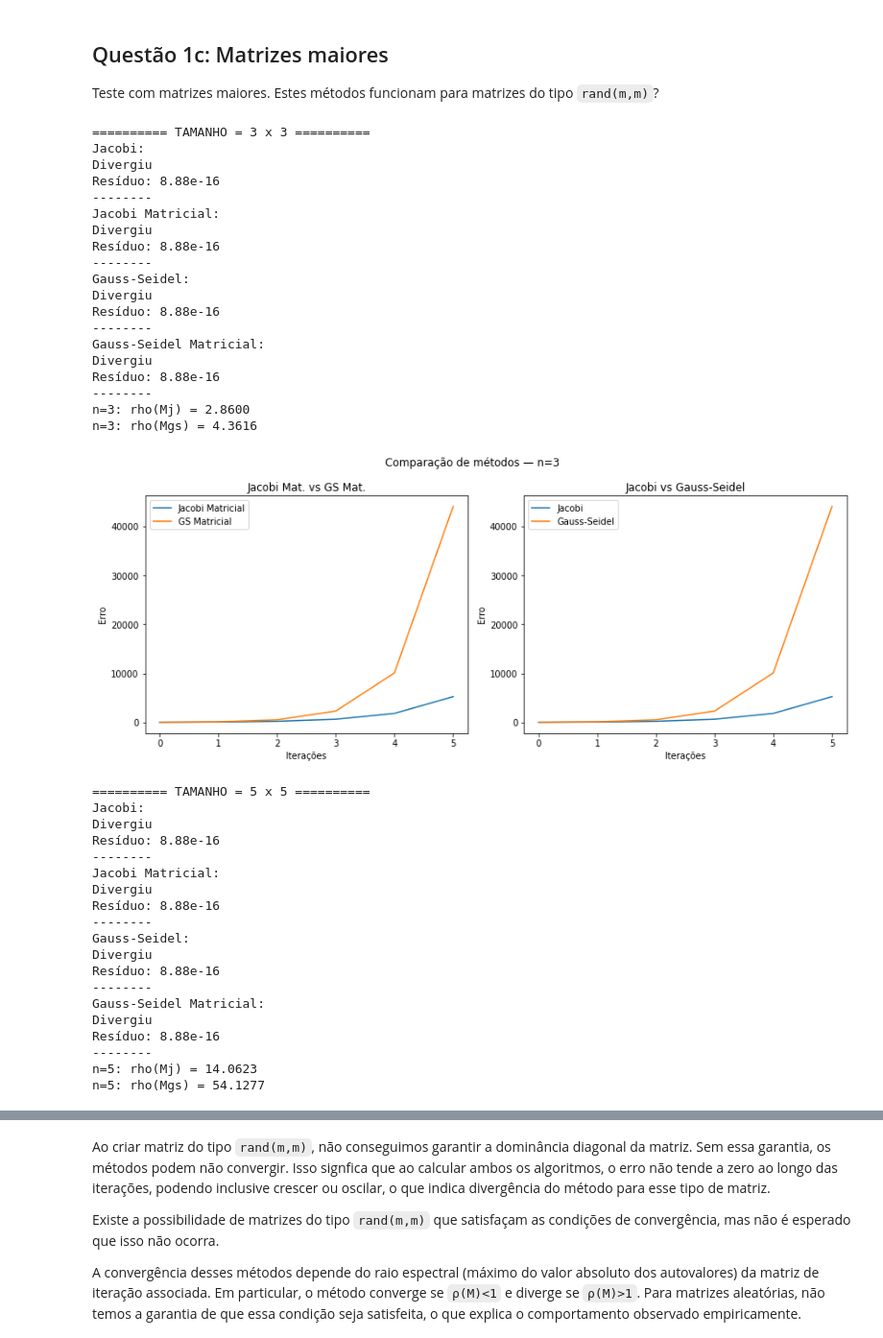
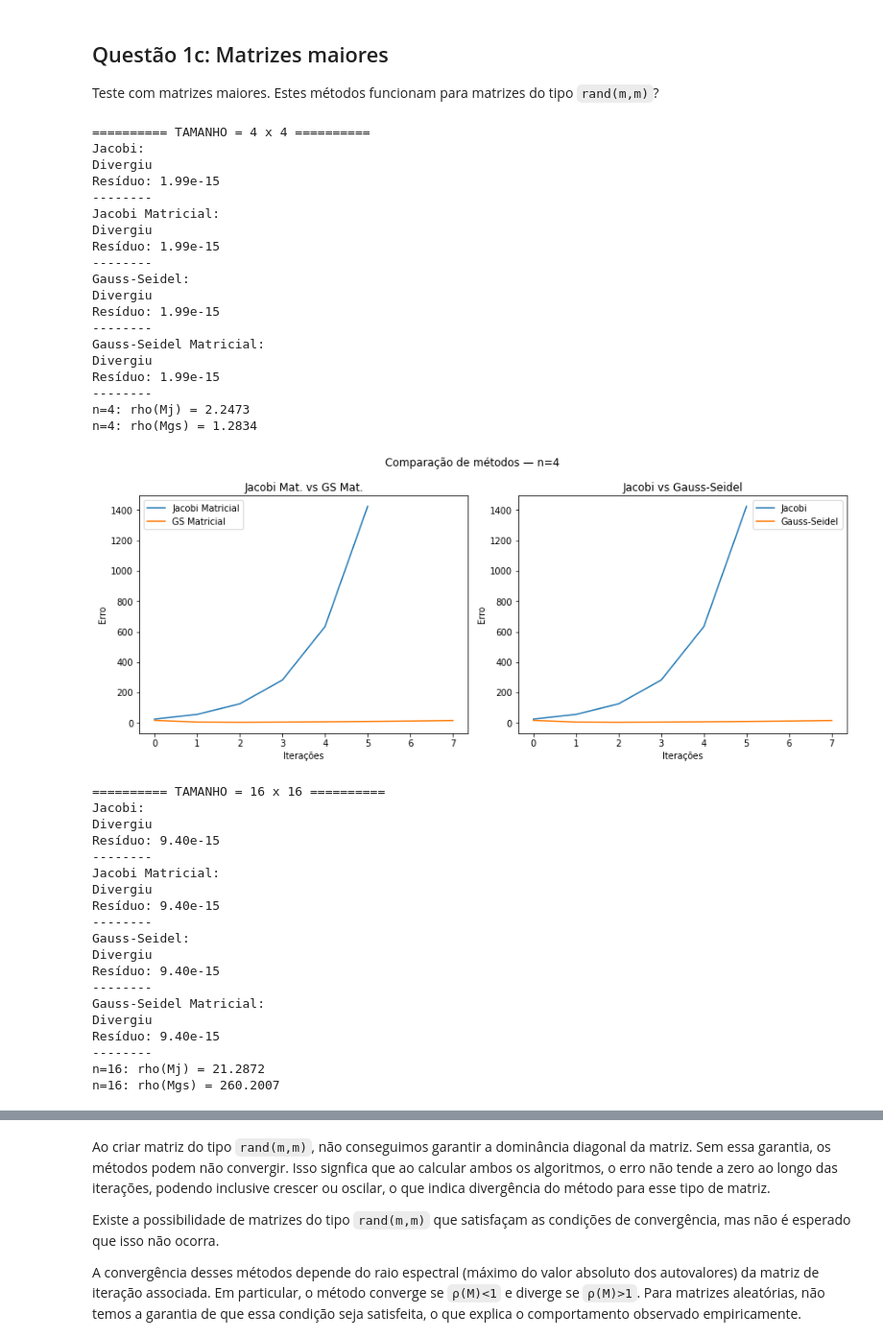
Before and after one commit to aliicerabello/fgv-aln-projeto2, a Jupyter notebook: Projeto2.ipynb, the cells around one changed output, grey strips where cells are left out. Shown at 96% size. Cells and saved outputs as stored; diff of their text form; code cells hidden in the pictures.

```diff
--- a/Projeto2.ipynb
+++ b/Projeto2.ipynb
@@ -11,10 +15,6 @@ Implemente os métodos de Jacobi e Gauss-Seidel para resolver o sistema linear $
 # %%
 
-import numpy as np
-import random
-
-
-def jacobi(A, b, x, e: float, max_iter=1000, verbose=True) -> np.ndarray:
+def jacobi(A, b, e: float, max_iter=1000, verbose=True) -> np.ndarray:
 
     A = np.array(A)
     b = np.array(b)
@@ -53,13 +53,13 @@ def jacobi(A, b, x, e: float, max_iter=1000, verbose=True) -> np.ndarray:
         if not divergiu:
             if verbose: print(f"Não convergiu dentro de {max_iter} iterações")
 
-    residuo = np.linalg.norm(A @ x - b)
+    residuo = np.linalg.norm(A @ x_new - b)
     if verbose: print(f"Resíduo: {residuo:.2e}")
 
     return erros
 
 
-def jacobi_matricial(A, b, x, e: float, max_iter=1000, verbose=True):
+def jacobi_matricial(A, b, e: float, max_iter=1000, verbose=True):
 
     A = np.array(A)
     b = np.array(b)
@@ -104,13 +104,13 @@ def jacobi_matricial(A, b, x, e: float, max_iter=1000, verbose=True):
         if not divergiu:
             if verbose: print(f"Não convergiu dentro de {max_iter} iterações")
 
-    residuo = np.linalg.norm(A @ x - b)
+    residuo = np.linalg.norm(A @ x_new - b)
     if verbose: print(f"Resíduo: {residuo:.2e}")
 
     return erros
 
 
-def gauss_seidel(A, b, x, e: float, max_iter=1000, verbose=True):
+def gauss_seidel(A, b, e: float, max_iter=1000, verbose=True):
 
     A = np.array(A)
     b = np.array(b)
@@ -149,13 +149,13 @@ def gauss_seidel(A, b, x, e: float, max_iter=1000, verbose=True):
         if not divergiu:
             if verbose: print(f"Não convergiu dentro de {max_iter} iterações")
 
-    residuo = np.linalg.norm(A @ x - b)
+    residuo = np.linalg.norm(A @ x_new - b)
     if verbose: print(f"Resíduo: {residuo:.2e}")
 
     return erros
 
 
-def gauss_seidel_matricial(A, b, x, e: float, max_iter=1000, verbose=True):
+def gauss_seidel_matricial(A, b, e, max_iter=1000, verbose=True):
 
     A = np.array(A)
     b = np.array(b)
@@ -164,7 +164,6 @@ def gauss_seidel_matricial(A, b, x, e: float, max_iter=1000, verbose=True):
     D = np.diag(A)
     L = np.tril(A, k=-1)
     U = np.triu(A, k=1)
-    DL = np.diag(D) + L
 
     erros = []
     x0 = np.zeros(n)
@@ -173,7 +172,14 @@ def gauss_seidel_matricial(A, b, x, e: float, max_iter=1000, verbose=True):
     for i in range(max_iter):
         x0 = x_new.copy()
 
-        x_new = np.linalg.solve(DL, b - U @ x0)
+        # produto matricial (ok)
+        r = b - U @ x0
+
+        # resolve (D+L)x = r (triangular inferior)
+        for k in range(n):
+            soma = L[k, :k] @ x_new[:k]   # produto vetorial (matricial!)
+            x_new[k] = (r[k] - soma) / D[k]
+
 
         erro = np.linalg.norm(x_new - x0)
         erros.append(erro)
@@ -197,7 +203,7 @@ def gauss_seidel_matricial(A, b, x, e: float, max_iter=1000, verbose=True):
         if not divergiu:
             if verbose: print(f"Não convergiu dentro de {max_iter} iterações")
 
-    residuo = np.linalg.norm(A @ x - b)
+    residuo = np.linalg.norm(A @ x_new - b)
     if verbose: print(f"Resíduo: {residuo:.2e}")
 
     return erros
@@ -391,58 +401,59 @@ Teste com matrizes maiores.  Estes métodos funcionam para matrizes do tipo `ran
 def gerar_sistema(n):
     # gera x
     x = [random.uniform(1, 5) for _ in range(n)]
 
     # monta matriz
     A = np.random.rand(n,n)
 
     # calcula b = Ax
     b = [0]*n
     for i in range(n):
         for j in range(n):
             b[i] += A[i][j]*x[j]
 
     return A, b, x
 
-tamanhos = [3, 5, 10, 20, 50, 100]
+
+tamanhos = [4, 16, 64, 256, 512]
 
 testes(tamanhos, gerar_sistema)
 # %% [output]
-========== TAMANHO = 3 x 3 ==========
+========== TAMANHO = 4 x 4 ==========
 Jacobi:
 Divergiu
-Resíduo: 8.88e-16
+Resíduo: 1.99e-15
 --------
 Jacobi Matricial:
 Divergiu
-Resíduo: 8.88e-16
+Resíduo: 1.99e-15
 --------
 Gauss-Seidel:
 Divergiu
-Resíduo: 8.88e-16
+Resíduo: 1.99e-15
 --------
 Gauss-Seidel Matricial:
 Divergiu
-Resíduo: 8.88e-16
+Resíduo: 1.99e-15
 --------
-n=3: rho(Mj) = 2.8600
-n=3: rho(Mgs) = 4.3616
+n=4: rho(Mj) = 2.2473
+n=4: rho(Mgs) = 1.2834
-[figure, old version]
+[figure, new version]
-========== TAMANHO = 5 x 5 ==========
+========== TAMANHO = 16 x 16 ==========
 Jacobi:
 Divergiu
-Resíduo: 8.88e-16
+Resíduo: 9.40e-15
 --------
 Jacobi Matricial:
 Divergiu
-Resíduo: 8.88e-16
+Resíduo: 9.40e-15
 --------
 Gauss-Seidel:
 Divergiu
-Resíduo: 8.88e-16
+Resíduo: 9.40e-15
 --------
 Gauss-Seidel Matricial:
 Divergiu
-Resíduo: 8.88e-16
+Resíduo: 9.40e-15
 --------
-n=5: rho(Mj) = 14.0623
-n=5: rho(Mgs) = 54.1277
+n=16: rho(Mj) = 21.2872
+n=16: rho(Mgs) = 260.2007
```
Also changed, not shown: parts of 7 cells of this notebook.
